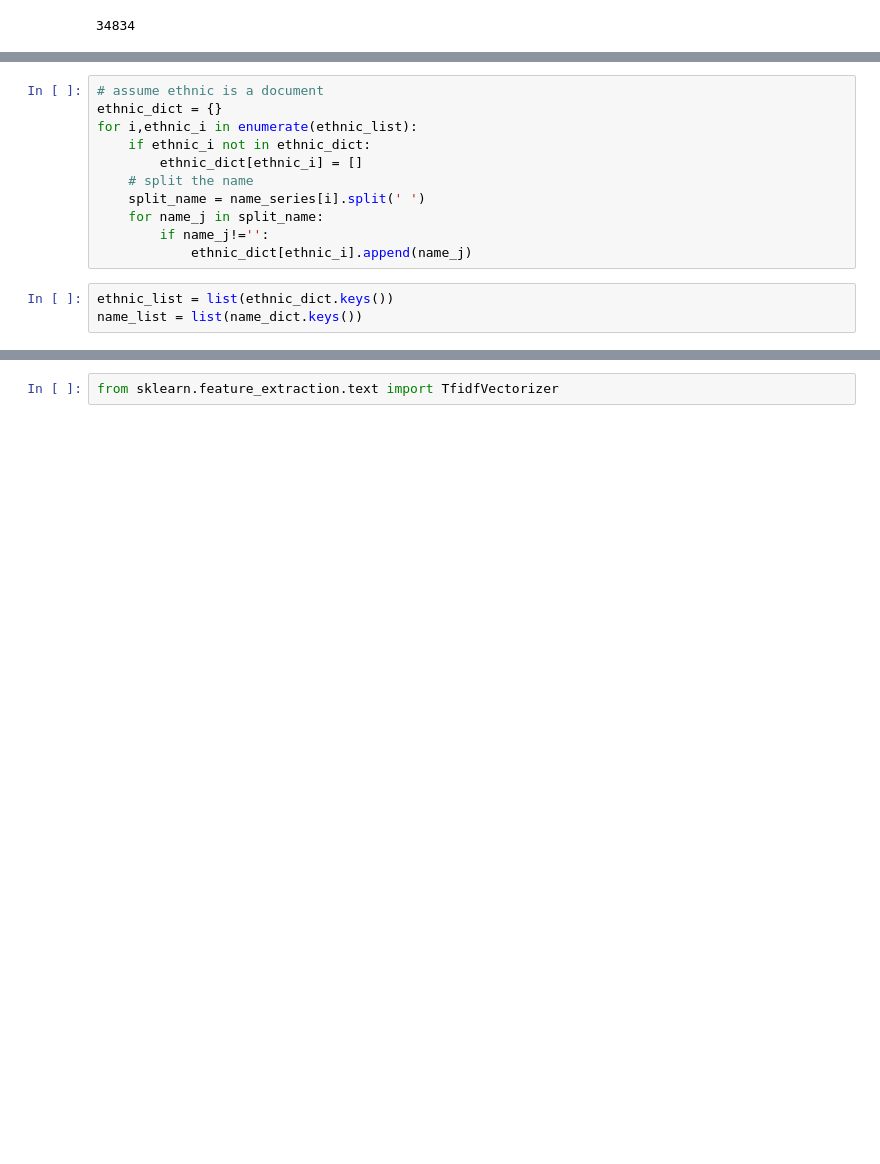
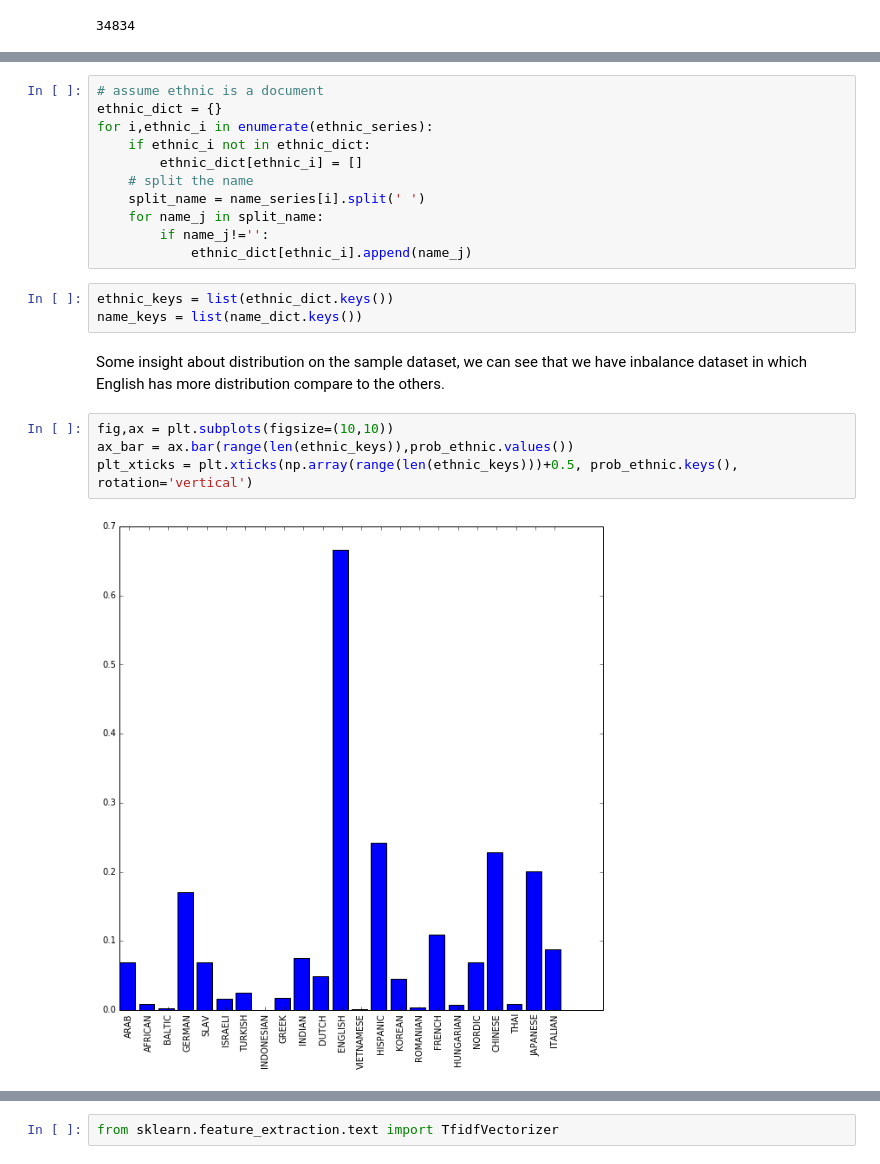
Before and after one commit to nikolausn/is592-word-embedding-dnn, a Jupyter notebook: ethnicity_prediction.ipynb, the cells around one changed output, grey strips where cells are left out. Cells and saved outputs as stored; diff of their text form; blank space fills up the shorter version.

```diff
--- a/ethnicity_prediction.ipynb
+++ b/ethnicity_prediction.ipynb
@@ -82,7 +86,7 @@ name_dict
 # %%
 # assume ethnic is a document
 ethnic_dict = {}
-for i,ethnic_i in enumerate(ethnic_list):
+for i,ethnic_i in enumerate(ethnic_series):
     if ethnic_i not in ethnic_dict:
         ethnic_dict[ethnic_i] = []
     # split the name
@@ -91,5 +95,13 @@ for i,ethnic_i in enumerate(ethnic_list):
         if name_j!='':
             ethnic_dict[ethnic_i].append(name_j)
 # %%
-ethnic_list = list(ethnic_dict.keys())
-name_list = list(name_dict.keys())
+ethnic_keys = list(ethnic_dict.keys())
+name_keys = list(name_dict.keys())
+# %% [markdown]
+Some insight about distribution on the sample dataset, we can see that we have inbalance dataset in which English has more distribution compare to the others.
+# %%
+fig,ax = plt.subplots(figsize=(10,10))
+ax_bar = ax.bar(range(len(ethnic_keys)),prob_ethnic.values())
+plt_xticks = plt.xticks(np.array(range(len(ethnic_keys)))+0.5, prob_ethnic.keys(), rotation='vertical')
+# %% [output]
+[figure, added]
```
Also changed, not shown: parts of 29 cells of this notebook.
